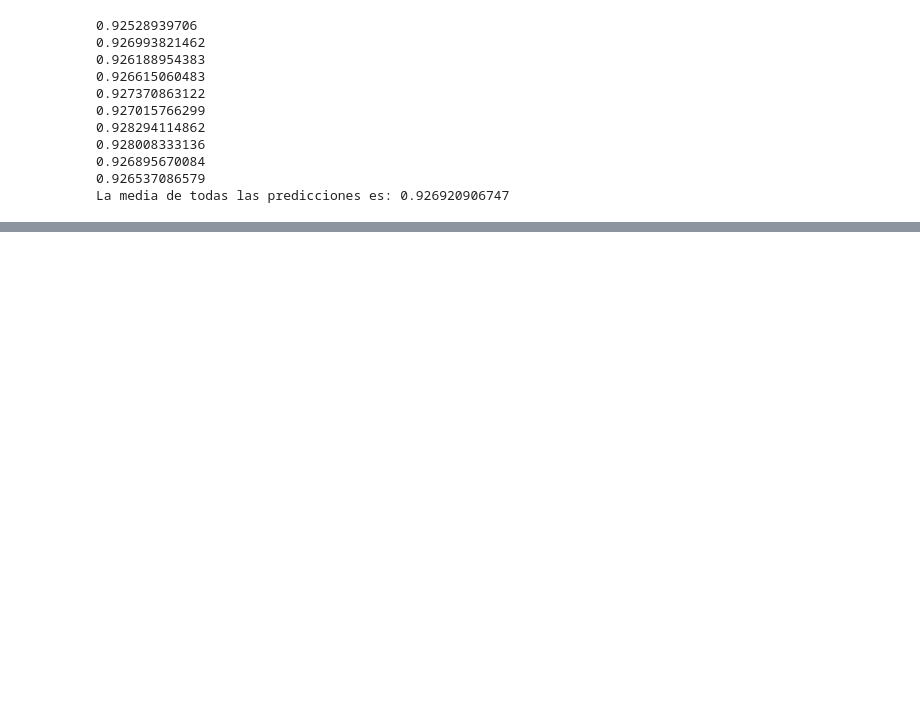
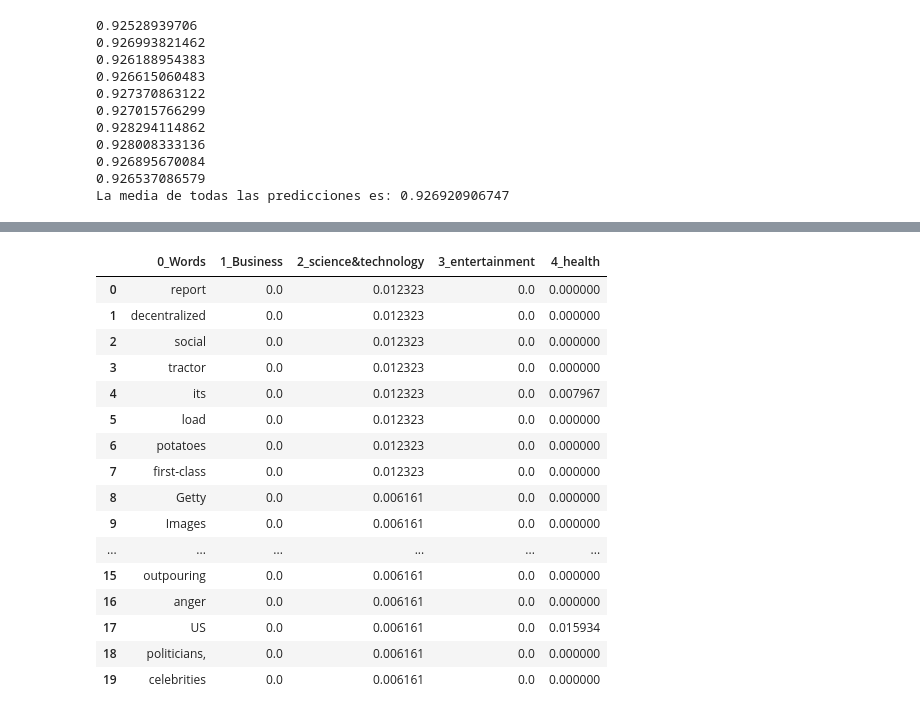
Before and after one commit to paquinho89/Daily-News-Classifier_TFM, a Jupyter notebook: Untitled2.ipynb, the cells around one changed output, grey strips where cells are left out. Saved outputs shown, nothing was run; the diff lists cells and outputs as text; code cells hidden in the pictures; blank space fills up the shorter version.

```diff
--- a/Untitled2.ipynb
+++ b/Untitled2.ipynb
@@ -162,0 +324,30 @@ plt.show()
+# %%
+#Representamos os dats nun bonito data frame as 10 palabras máis relevantes d corpus de science&technoolgy
+
+
+y_words_sc=[tfidf_sciencetechnology[y][0] for y in range(n)]
+y_sciencetechnolgy_business=[tfidf_sciencetechnology[y][1][0] for y in range(n) ]
+y_sciencetechnolgy=[tfidf_sciencetechnology[y][1][1] for y in range(n) ]
+y_sciencetechnolgy_entertainment=[tfidf_sciencetechnology[y][1][2] for y in range(n) ]
+y_sciencetechnolgy_health=[tfidf_sciencetechnology[y][1][3] for y in range(n) ]
+
+pd.DataFrame({'0_Words':y_words_sc,'1_Business':y_sciencetechnolgy_business, '2_science&technology':y_sciencetechnolgy,
+             '3_entertainment':y_sciencetechnolgy_entertainment, '4_health':y_sciencetechnolgy_health})
+# %% [output]
+|  | 0_Words | 1_Business | 2_science&technology | 3_entertainment | 4_health |
+| 0 | report | 0.0 | 0.012323 | 0.0 | 0.000000 |
+| 1 | decentralized | 0.0 | 0.012323 | 0.0 | 0.000000 |
+| 2 | social | 0.0 | 0.012323 | 0.0 | 0.000000 |
+| 3 | tractor | 0.0 | 0.012323 | 0.0 | 0.000000 |
+| 4 | its | 0.0 | 0.012323 | 0.0 | 0.007967 |
+| 5 | load | 0.0 | 0.012323 | 0.0 | 0.000000 |
+| 6 | potatoes | 0.0 | 0.012323 | 0.0 | 0.000000 |
+| 7 | first-class | 0.0 | 0.012323 | 0.0 | 0.000000 |
+| 8 | Getty | 0.0 | 0.006161 | 0.0 | 0.000000 |
+| 9 | Images | 0.0 | 0.006161 | 0.0 | 0.000000 |
+| ... | ... | ... | ... | ... | ... |
+| 15 | outpouring | 0.0 | 0.006161 | 0.0 | 0.000000 |
+| 16 | anger | 0.0 | 0.006161 | 0.0 | 0.000000 |
+| 17 | US | 0.0 | 0.006161 | 0.0 | 0.015934 |
+| 18 | politicians, | 0.0 | 0.006161 | 0.0 | 0.000000 |
+| 19 | celebrities | 0.0 | 0.006161 | 0.0 | 0.000000 |
```
Also changed, not shown: parts of 27 cells of this notebook, 2 other files.
